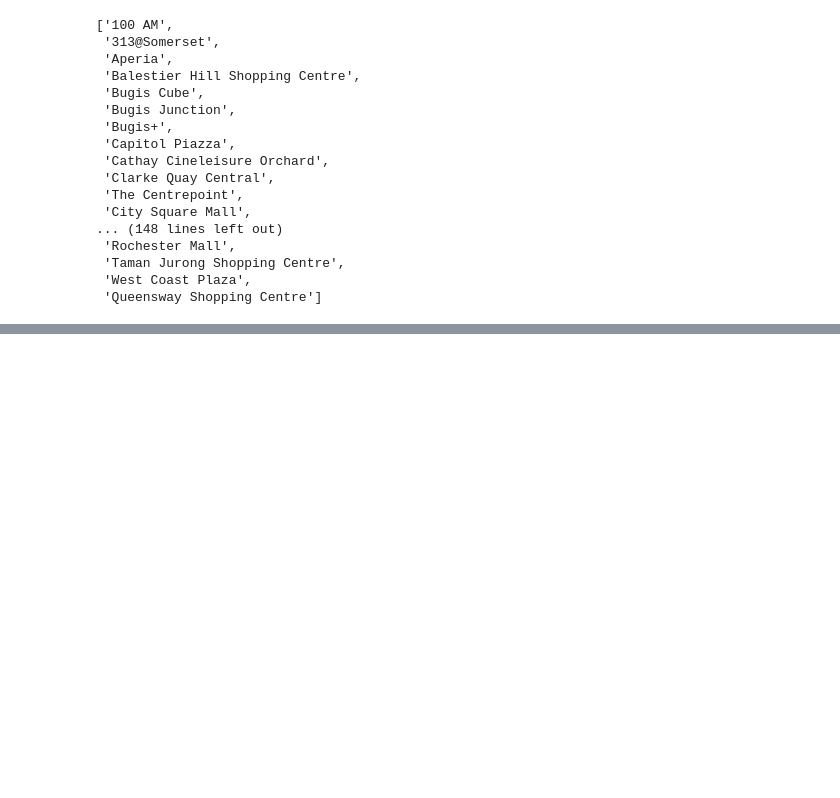
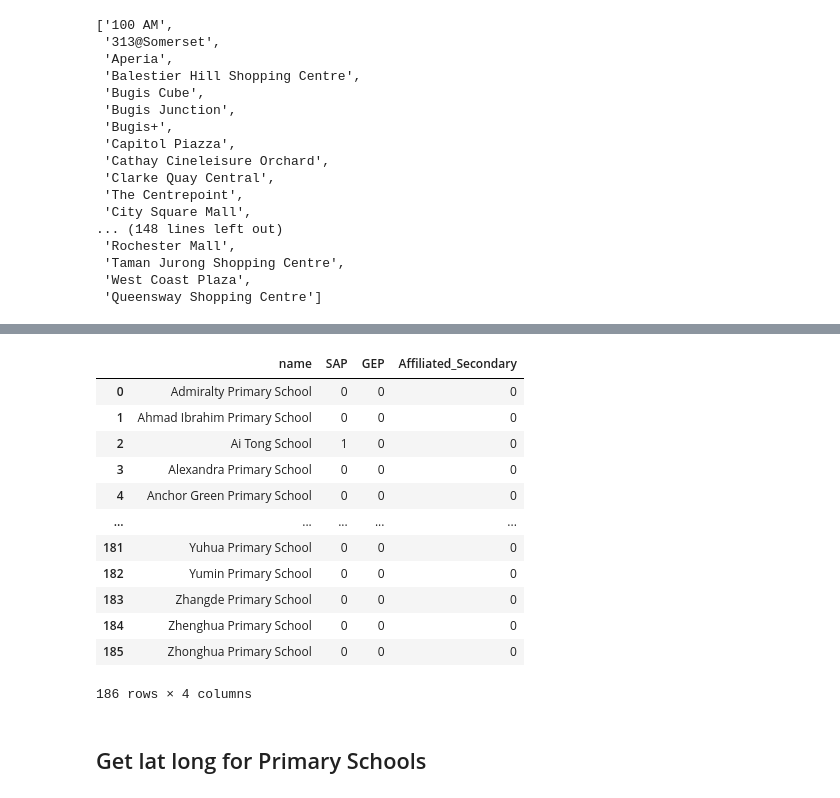
Before and after one commit to raychng/bt4222-project, a Jupyter notebook: data-cleaning.ipynb, the cells around one changed output, grey strips where cells are left out. Drawn from its saved outputs; the diff is of its cells as text; code cells hidden in the pictures; blank space fills up the shorter version.

```diff
--- a/data-cleaning.ipynb
+++ b/data-cleaning.ipynb
@@ -584,0 +701,28 @@ mrt_coordinates_df.to_csv('mrt_coordinates.csv')
+# %%
+def convert_boolean(x):
+    if x == "":
+        return 0
+    else:
+        return 1
+# %%
+# convert boolean columns into 0 and 1s
+for col in school_data_df.columns[1:]:
+    school_data_df[col] = school_data_df[col].apply(lambda x: convert_boolean(x))
+
+school_data_df
+# %% [output]
+|  | name | SAP | GEP | Affiliated_Secondary |
+| 0 | Admiralty Primary School | 0 | 0 | 0 |
+| 1 | Ahmad Ibrahim Primary School | 0 | 0 | 0 |
+| 2 | Ai Tong School | 1 | 0 | 0 |
+| 3 | Alexandra Primary School | 0 | 0 | 0 |
+| 4 | Anchor Green Primary School | 0 | 0 | 0 |
+| ... | ... | ... | ... | ... |
+| 181 | Yuhua Primary School | 0 | 0 | 0 |
+| 182 | Yumin Primary School | 0 | 0 | 0 |
+| 183 | Zhangde Primary School | 0 | 0 | 0 |
+| 184 | Zhenghua Primary School | 0 | 0 | 0 |
+| 185 | Zhonghua Primary School | 0 | 0 | 0 |
+186 rows × 4 columns
+# %% [markdown]
+## Get lat long for Primary Schools
```
Also changed, not shown: parts of 36 cells of this notebook, 6 other files.
